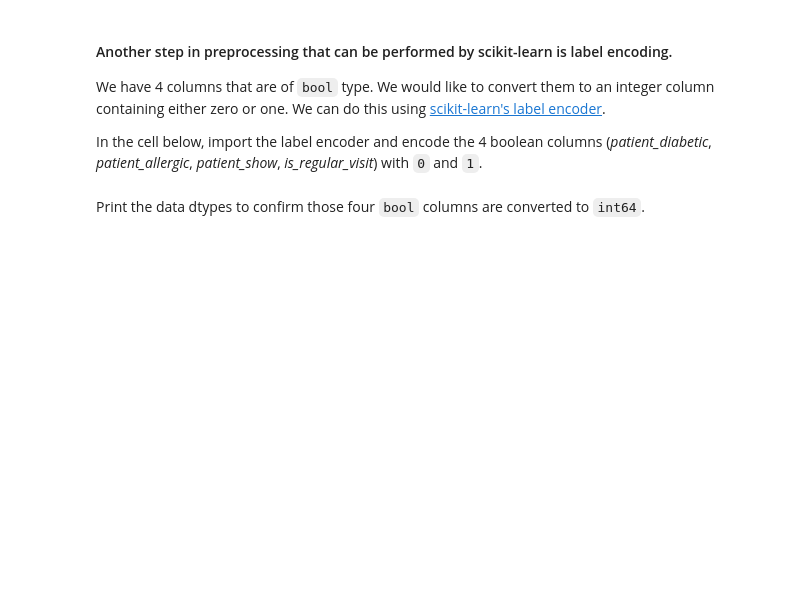
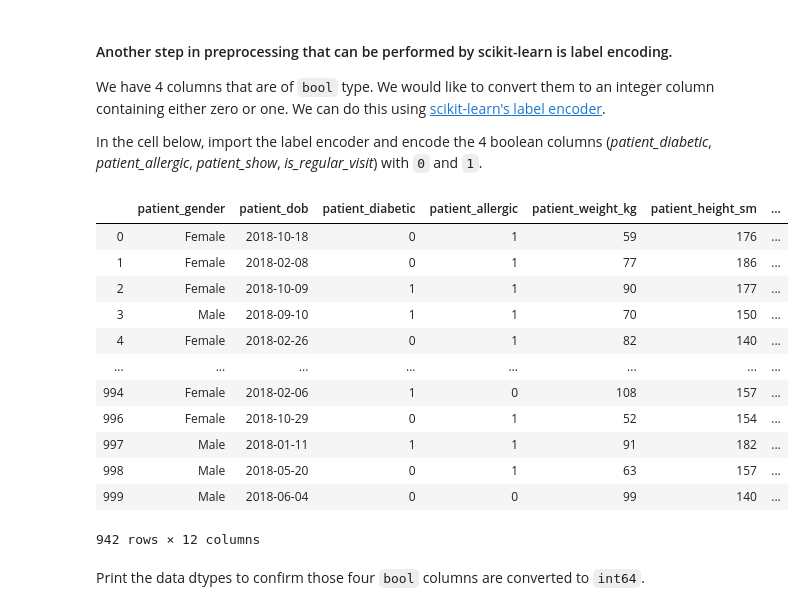
Before and after one commit to ta-data-lis/lab-unsupervised-learning-and-sklearn, a Jupyter notebook: your-code/main.ipynb, the cells around one changed output. Saved outputs shown, nothing was run; the diff lists cells and outputs as text; code cells hidden in the pictures; blank space fills up the shorter version.

```diff
--- a/your-code/main.ipynb
+++ b/your-code/main.ipynb
@@ -228,3 +269,6 @@ Next, drop the `id`, `patient_name`, `patient_email`, `patient_nhs_number`, and
+# %%
+# Your code here:
+patients.drop(['id', 'patient_name', 'patient_email', 'patient_nhs_number', 'doctor_phone'], axis=1, inplace=True)
 # %% [markdown]
 Now we work on the missing data. Most ML algorithms will not perform as intended if there are missing data.
 
@@ -248,4 +305,9 @@ For the `prescribed_medicines` column, fill the missing values with the value `n
+# %%
+# Your code here:
+patients['prescribed_medicines'].fillna(value='no prescription', inplace=True)
+patients['diagnosis'].fillna(value='no diagnosis', inplace=True)
 # %% [markdown]
 How about `doctor_name`? Since a doctor visit without a doctor name might not be meaningful, we will drop these rows.
 # %%
 # Your code here:
+patients.dropna(axis=0, inplace=True)
@@ -260,3 +336,28 @@ In the cell below, import the label encoder and encode the 4 boolean columns (*p
+# %%
+# Your code here:
+from sklearn import preprocessing
+
+le = preprocessing.LabelEncoder()
+patients['patient_diabetic'] = le.fit_transform(patients.patient_diabetic.values)
+patients['patient_allergic'] = le.fit_transform(patients.patient_allergic.values)
+patients['patient_show'] = le.fit_transform(patients.patient_show.values)
+patients['is_regular_visit'] = le.fit_transform(patients.is_regular_visit.values)
+# %%
+patients
+# %% [output]
+|  | patient_gender | patient_dob | patient_diabetic | patient_allergic | patient_weight_kg | patient_height_sm | ... |
+| 0 | Female | 2018-10-18 | 0 | 1 | 59 | 176 | ... |
+| 1 | Female | 2018-02-08 | 0 | 1 | 77 | 186 | ... |
+| 2 | Female | 2018-10-09 | 1 | 1 | 90 | 177 | ... |
+| 3 | Male | 2018-09-10 | 1 | 1 | 70 | 150 | ... |
+| 4 | Female | 2018-02-26 | 0 | 1 | 82 | 140 | ... |
+| ... | ... | ... | ... | ... | ... | ... | ... |
+| 994 | Female | 2018-02-06 | 1 | 0 | 108 | 157 | ... |
+| 996 | Female | 2018-10-29 | 0 | 1 | 52 | 154 | ... |
+| 997 | Male | 2018-01-11 | 1 | 1 | 91 | 182 | ... |
+| 998 | Male | 2018-05-20 | 0 | 1 | 63 | 157 | ... |
+| 999 | Male | 2018-06-04 | 0 | 0 | 99 | 140 | ... |
+942 rows × 12 columns
 # %% [markdown]
 Print the data dtypes to confirm those four `bool` columns are converted to `int64`.
 # %%
```
Also changed, not shown: parts of 22 cells of this notebook.
